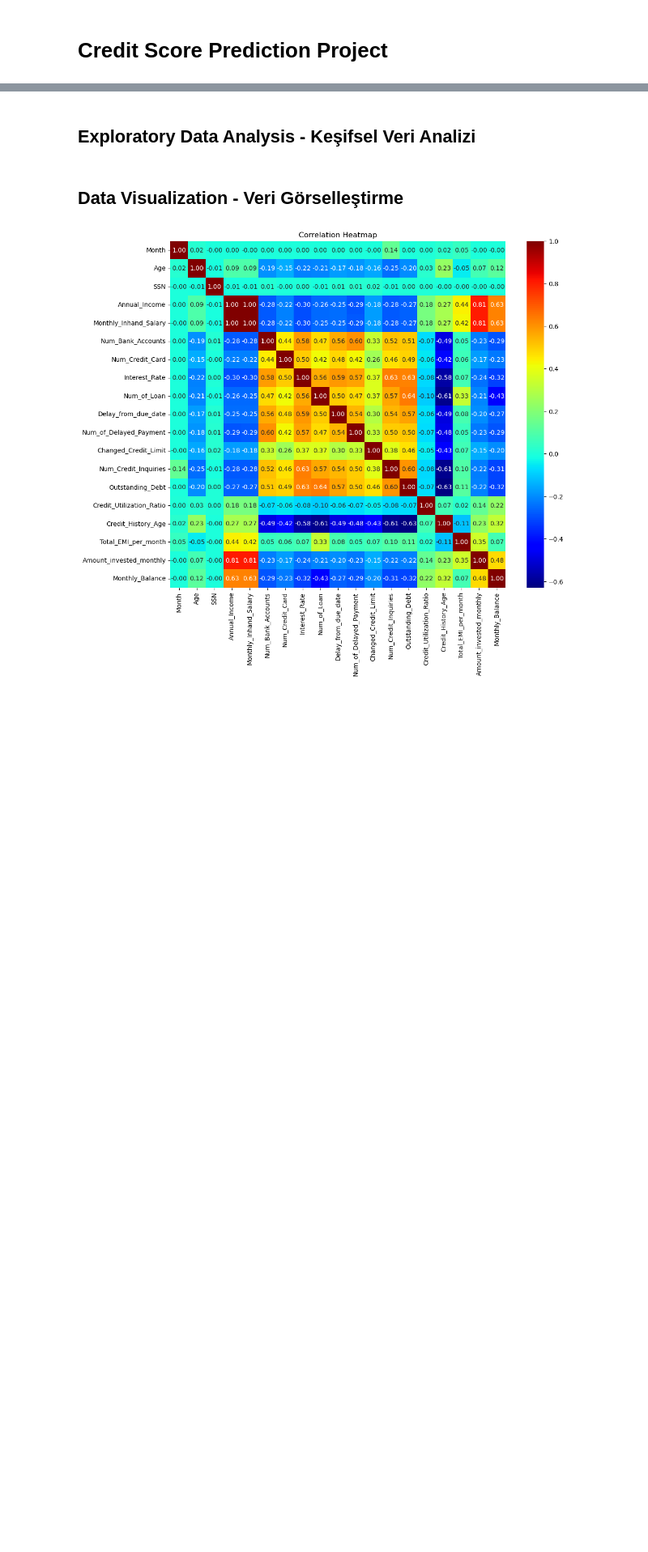
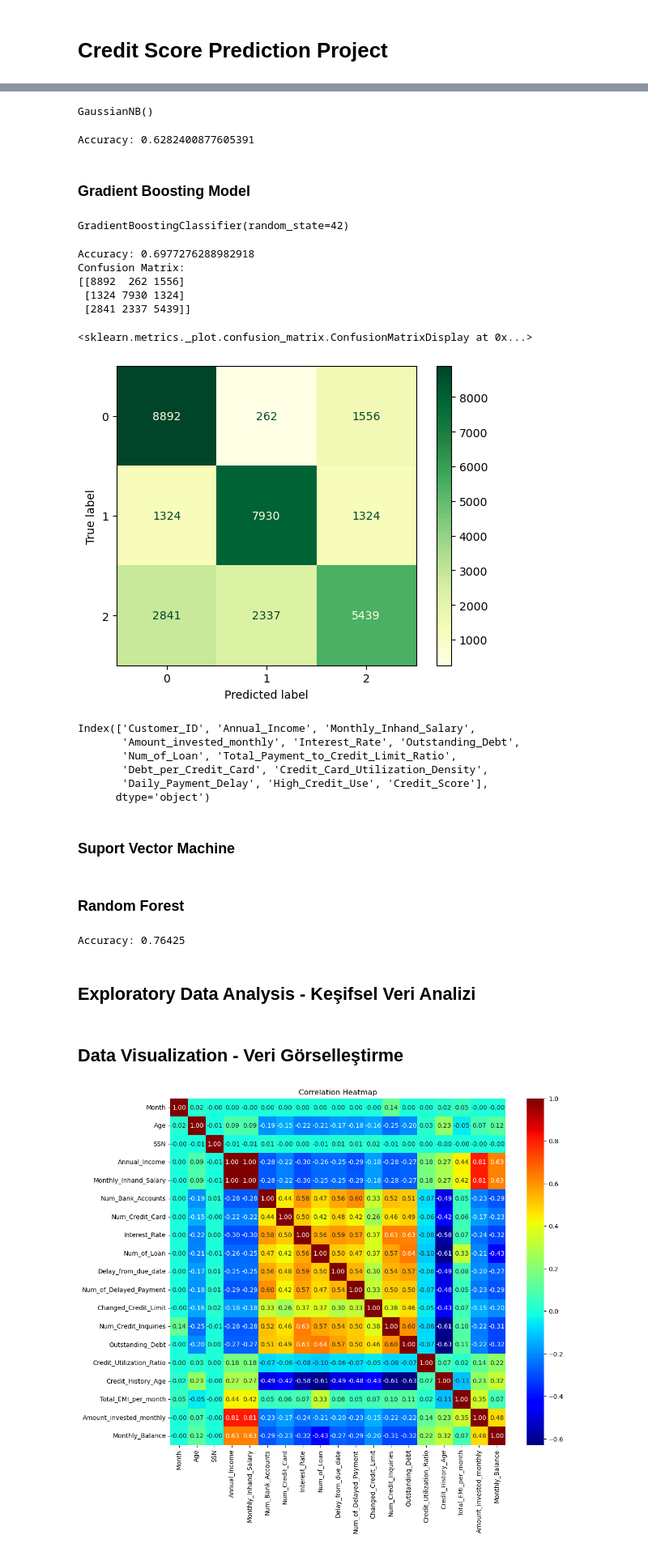
Before and after one commit to RumeysaHilal/Credit_Score_Prediction_Project, a Jupyter notebook: credit-preprocess.ipynb, the cells around one changed output, grey strips where cells are left out. Shown: that part at 81% size. Drawn from its saved outputs; the diff is of its cells as text; code cells hidden in the pictures; blank space fills up the shorter version.

```diff
--- a/credit-preprocess.ipynb
+++ b/credit-preprocess.ipynb
@@ -55,0 +179,7 @@ credit_data.sample(3)
+# %%
+from sklearn.naive_bayes import GaussianNB
+
+nb_model = GaussianNB()
+nb_model.fit(X_train,y_train)
+# %% [output]
+GaussianNB()
@@ -55,0 +190,45 @@ credit_data.sample(3)
+# %%
+print(f"Accuracy: {accuracy_nb}")
+# %% [output]
+Accuracy: 0.6282400877605391
+# %% [markdown]
+### Gradient Boosting Model
+# %%
+from sklearn.ensemble import GradientBoostingClassifier
+gb_model = GradientBoostingClassifier(n_estimators=100, learning_rate=0.1, max_depth=3, random_state=42)
+# %%
+gb_model.fit(X_train,y_train)
+# %% [output]
+GradientBoostingClassifier(random_state=42)
+# %%
+y_pred = gb_model.predict(X_test)
+
+# Modelin performansını değerlendir
+accuracy = accuracy_score(y_test, y_pred)
+conf_matrix = confusion_matrix(y_test, y_pred)
+
+# Sonuçları ekrana yazdır
+print(f"Accuracy: {accuracy}")
+print("Confusion Matrix:")
+print(conf_matrix)
+# %% [output]
+Accuracy: 0.6977276288982918
+Confusion Matrix:
+[[8892  262 1556]
+ [1324 7930 1324]
+ [2841 2337 5439]]
+# %%
+disp = ConfusionMatrixDisplay(confusion_matrix=conf_matrix, display_labels=np.unique(y_test))
+disp.plot(cmap='YlGn')
+# %% [output]
+<sklearn.metrics._plot.confusion_matrix.ConfusionMatrixDisplay at 0x...>
+[figure, added]
+# %%
+credit_data.columns
+# %% [output]
+Index(['Customer_ID', 'Annual_Income', 'Monthly_Inhand_Salary',
+       'Amount_invested_monthly', 'Interest_Rate', 'Outstanding_Debt',
+       'Num_of_Loan', 'Total_Payment_to_Credit_Limit_Ratio',
+       'Debt_per_Credit_Card', 'Credit_Card_Utilization_Density',
+       'Daily_Payment_Delay', 'High_Credit_Use', 'Credit_Score'],
+      dtype='object')
@@ -55,0 +241,20 @@ credit_data.sample(3)
+# %% [markdown]
+### Suport Vector Machine
+# %% [markdown]
+### Random Forest
+# %%
+from sklearn.ensemble import RandomForestClassifier
+rf_model = RandomForestClassifier(n_estimators=100, random_state=42)
+rf_model.fit(X_train, y_train)
+
+# Test seti üzerinde tahmin yap
+y_pred = rf_model.predict(X_test)
+
+# Modelin performansını değerlendir
+accuracy = accuracy_score(y_test, y_pred)
+print(f"Accuracy: {accuracy}")
+
+# Confusion matrix ve classification report
+conf_matrix_rf = confusion_matrix(y_test, y_pred)
+# %% [output]
+Accuracy: 0.76425
```
Also changed, not shown: parts of 25 cells of this notebook, 8 other files.
